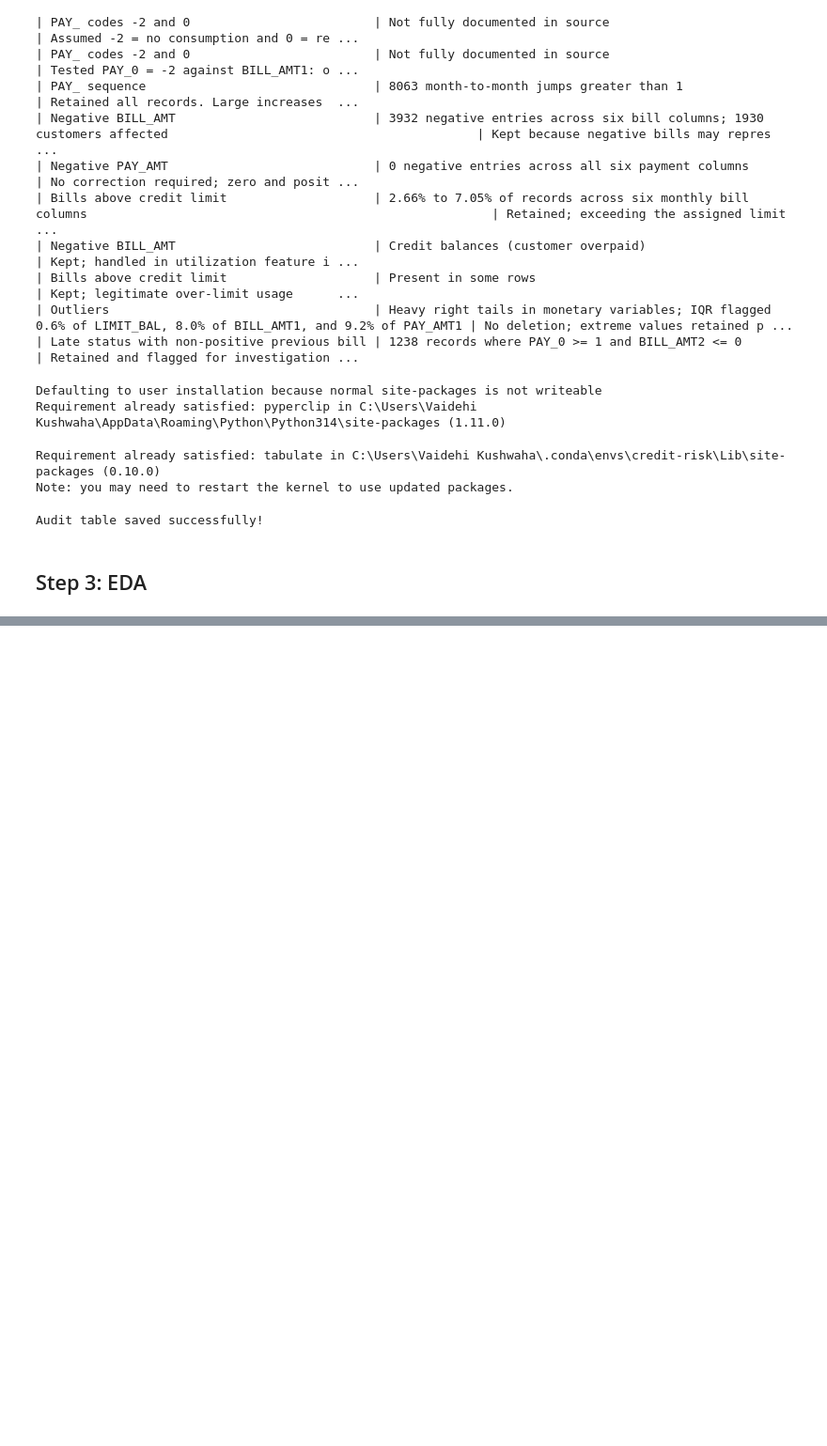
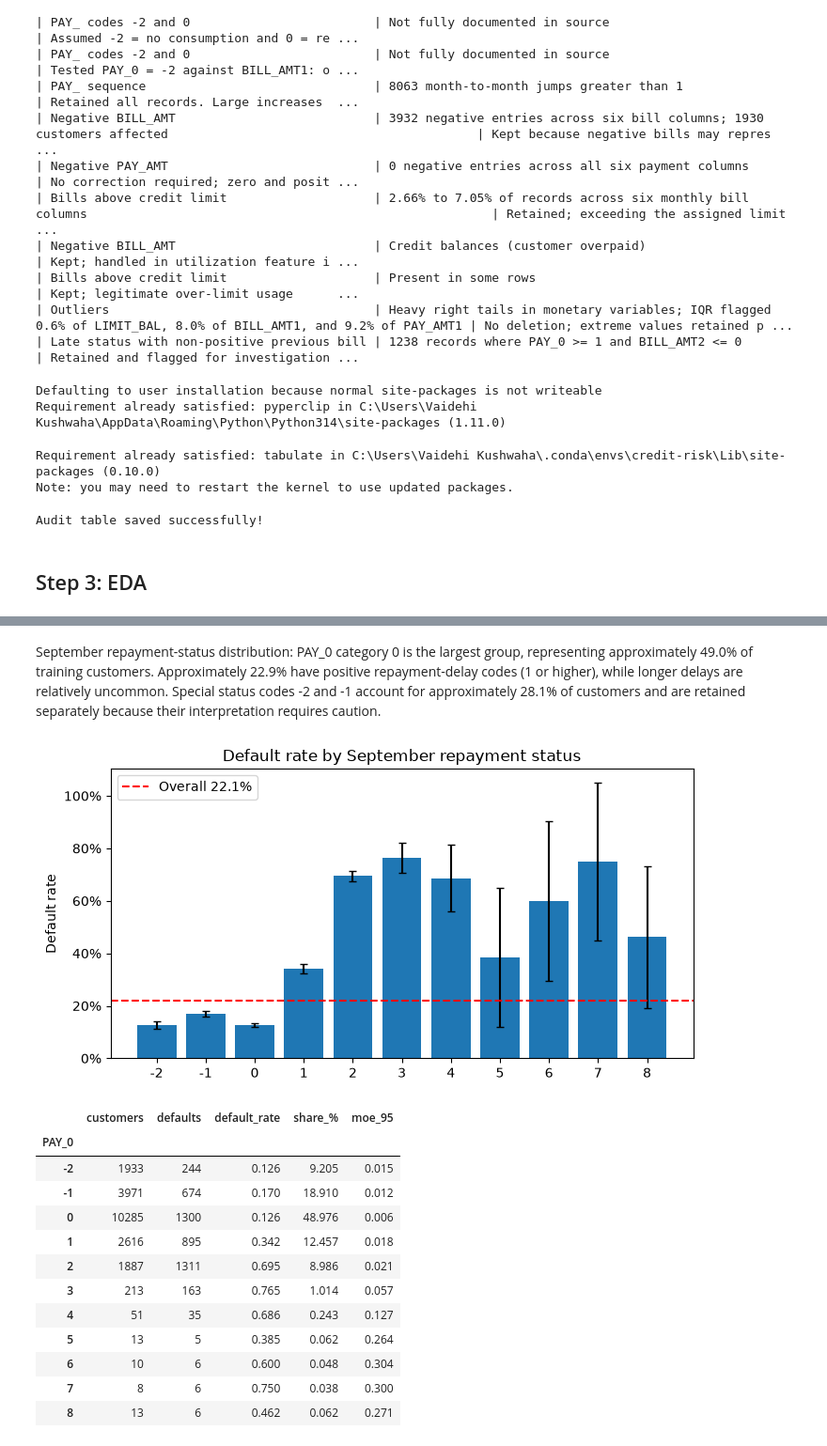
Before and after one commit to VaidehiKushwaha/credit-risk-scorecard-profit-optimization, a Jupyter notebook: notebooks/01_eda.ipynb, the cells around one changed output, grey strips where cells are left out. Shown at 94% size. Drawn from its saved outputs; the diff is of its cells as text; code cells hidden in the pictures; blank space fills up the shorter version.

```diff
--- a/notebooks/01_eda.ipynb
+++ b/notebooks/01_eda.ipynb
@@ -996,0 +1073,40 @@ Audit table saved successfully!
+# %%
+def plot_default_by(data, col, title=None, rotate=0, fname=None):
+
+    g = default_by(data, col)
+
+    fig, ax = plt.subplots(figsize=(8, 4))
+
+    ax.bar(
+        g.index.astype(str),
+        g["default_rate"],
+        yerr=g["moe_95"],
+        capsize=3
+    )
+
+    ax.axhline(
+        overall,
+        color="red",
+        ls="--",
+        label=f"Overall {overall:.1%}"
+    )
+
+    ax.set_ylabel("Default rate")
+    ax.set_title(title or f"Default rate by {col}")
+
+    ax.yaxis.set_major_formatter(
+        plt.matplotlib.ticker.PercentFormatter(1.0)
+    )
+
+    plt.xticks(rotation=rotate)
+    ax.legend()
+
+    if fname:
+        plt.savefig(
+            f"../reports/figures/{fname}.png",
+            bbox_inches="tight"
+        )
+
+    plt.show()
+
+    return g
@@ -996,0 +1185,21 @@ Audit table saved successfully!
+# %% [markdown]
+September repayment-status distribution: PAY_0 category 0 is the largest group, representing approximately 49.0% of training customers. Approximately 22.9% have positive repayment-delay codes (1 or higher), while longer delays are relatively uncommon. Special status codes -2 and -1 account for approximately 28.1% of customers and are retained separately because their interpretation requires caution.
+# %%
+#repayment status vs. default
+g = plot_default_by(train, "PAY_0", "Default rate by September repayment status", fname="default_by_pay0")
+g
+# %% [output]
+[figure, added]
+|  | customers | defaults | default_rate | share_% | moe_95 |
+| PAY_0 |  |  |  |  |  |
+| -2 | 1933 | 244 | 0.126 | 9.205 | 0.015 |
+| -1 | 3971 | 674 | 0.170 | 18.910 | 0.012 |
+| 0 | 10285 | 1300 | 0.126 | 48.976 | 0.006 |
+| 1 | 2616 | 895 | 0.342 | 12.457 | 0.018 |
+| 2 | 1887 | 1311 | 0.695 | 8.986 | 0.021 |
+| 3 | 213 | 163 | 0.765 | 1.014 | 0.057 |
+| 4 | 51 | 35 | 0.686 | 0.243 | 0.127 |
+| 5 | 13 | 5 | 0.385 | 0.062 | 0.264 |
+| 6 | 10 | 6 | 0.600 | 0.048 | 0.304 |
+| 7 | 8 | 6 | 0.750 | 0.038 | 0.300 |
+| 8 | 13 | 6 | 0.462 | 0.062 | 0.271 |
```
Also changed, not shown: parts of 34 cells of this notebook, 12 other files.
